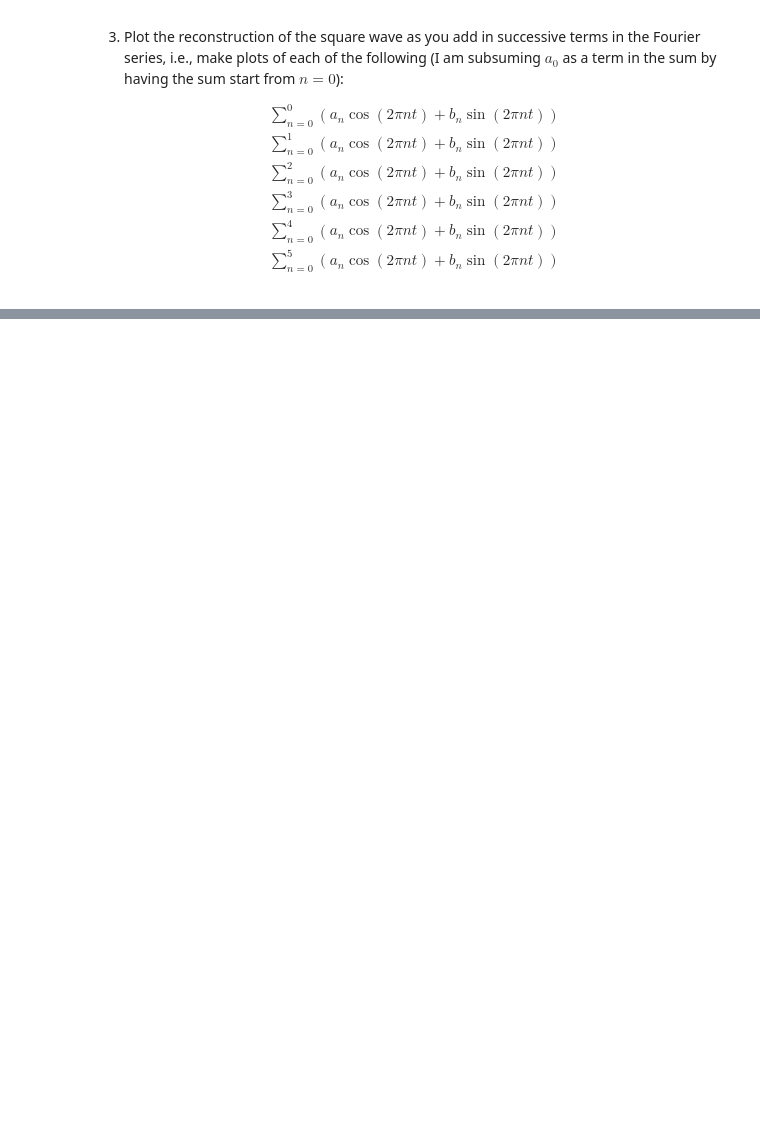
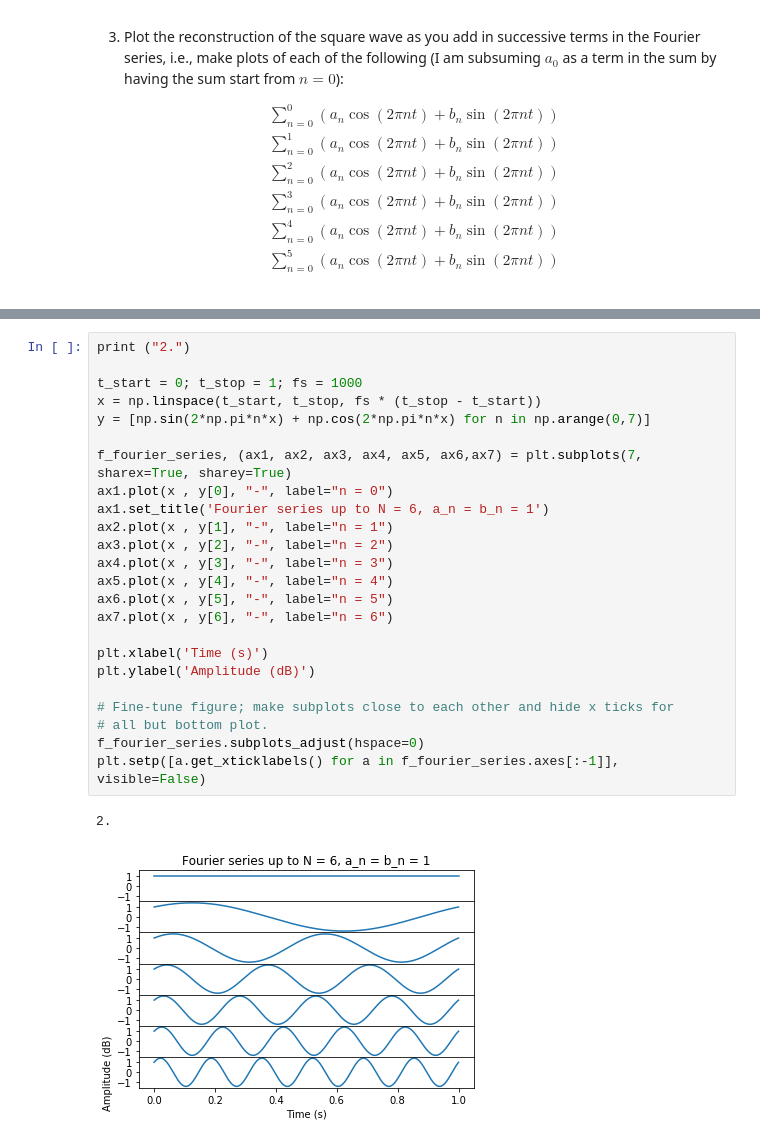
Before and after one commit to ling592b-f19/ling592b-f19-ps02-nisayas, a Jupyter notebook: 592B-f19_ps02.ipynb, the cells around one changed output, grey strips where cells are left out. Cells and saved outputs as stored; diff of their text form; blank space fills up the shorter version.

```diff
--- a/592B-f19_ps02.ipynb
+++ b/592B-f19_ps02.ipynb
@@ -76,0 +121,27 @@ pattern for the coefficient values of the infinite series.
+# %%
+print ("2.")
+
+t_start = 0; t_stop = 1; fs = 1000
+x = np.linspace(t_start, t_stop, fs * (t_stop - t_start))
+y = [np.sin(2*np.pi*n*x) + np.cos(2*np.pi*n*x) for n in np.arange(0,7)]
+
+f_fourier_series, (ax1, ax2, ax3, ax4, ax5, ax6,ax7) = plt.subplots(7, sharex=True, sharey=True)
+ax1.plot(x , y[0], "-", label="n = 0")
+ax1.set_title('Fourier series up to N = 6, a_n = b_n = 1')
+ax2.plot(x , y[1], "-", label="n = 1")
+ax3.plot(x , y[2], "-", label="n = 2")
+ax4.plot(x , y[3], "-", label="n = 3")
+ax5.plot(x , y[4], "-", label="n = 4")
+ax6.plot(x , y[5], "-", label="n = 5")
+ax7.plot(x , y[6], "-", label="n = 6")
+
+plt.xlabel('Time (s)')
+plt.ylabel('Amplitude (dB)')
+
+# Fine-tune figure; make subplots close to each other and hide x ticks for
+# all but bottom plot.
+f_fourier_series.subplots_adjust(hspace=0)
+plt.setp([a.get_xticklabels() for a in f_fourier_series.axes[:-1]], visible=False)
+# %% [output]
+2.
+[figure, added]
```
Also changed, not shown: parts of 5 cells of this notebook.
